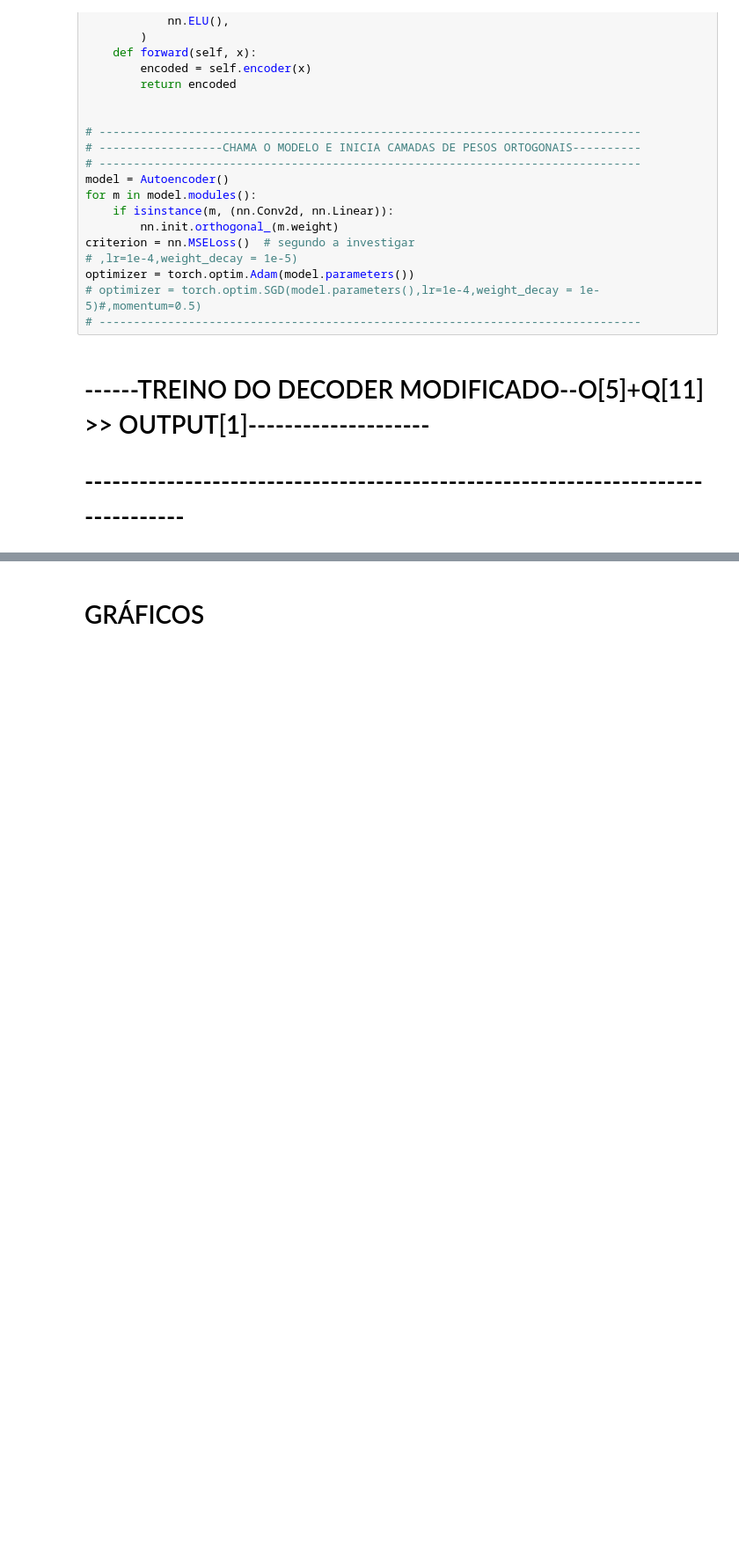
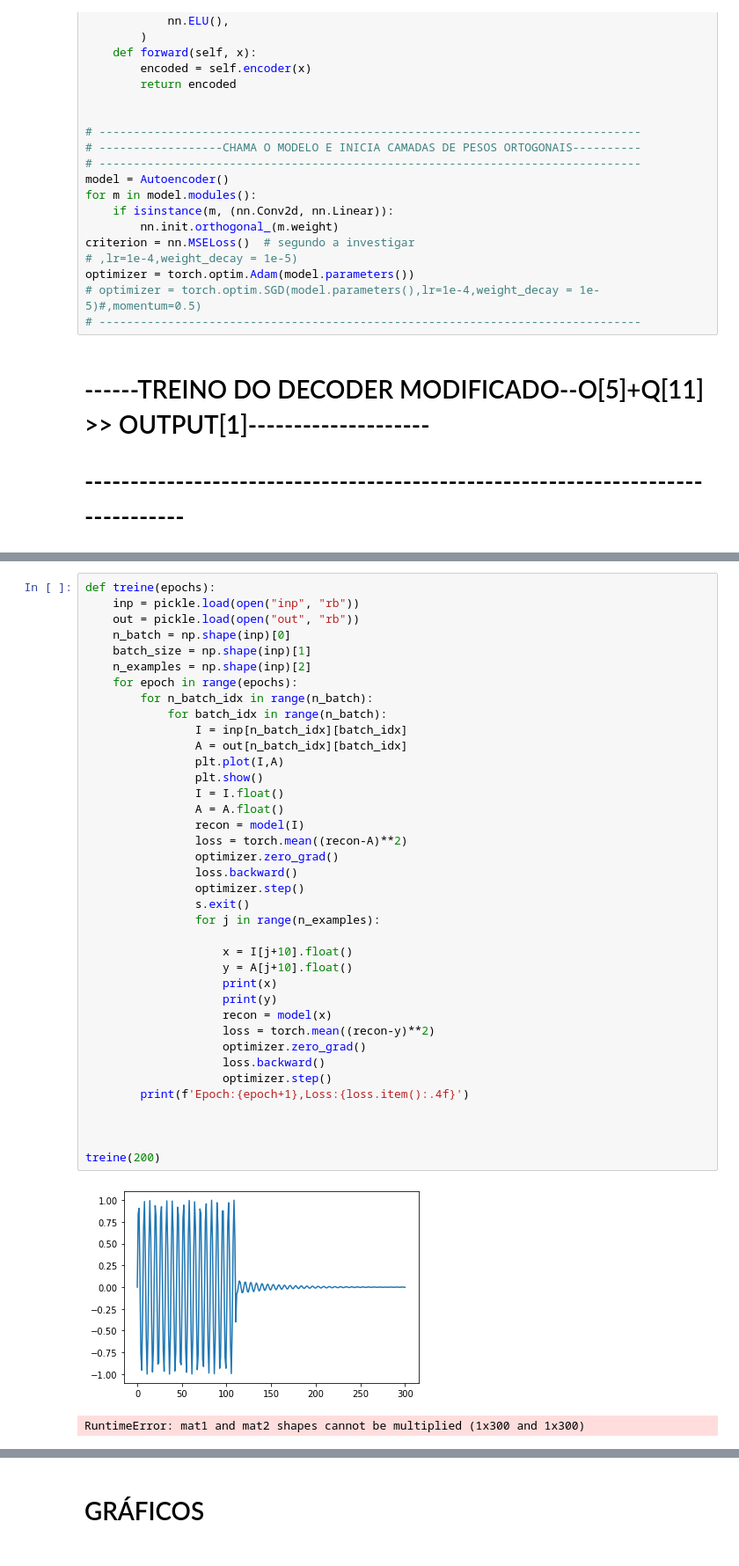
Before and after one commit to SchultzVV/Biology, a Jupyter notebook: method_prove/AnomaliaE.ipynb, the cells around one changed output, grey strips where cells are left out. Shown at 88% size. Drawn from its saved outputs; the diff is of its cells as text; blank space fills up the shorter version.

```diff
--- a/method_prove/AnomaliaE.ipynb
+++ b/method_prove/AnomaliaE.ipynb
@@ -91,3 +98,44 @@ optimizer = torch.optim.Adam(model.parameters())
+# %%
+def treine(epochs):
+    inp = pickle.load(open("inp", "rb"))
+    out = pickle.load(open("out", "rb"))
+    n_batch = np.shape(inp)[0]
+    batch_size = np.shape(inp)[1]
+    n_examples = np.shape(inp)[2]
+    for epoch in range(epochs):
+        for n_batch_idx in range(n_batch):
+            for batch_idx in range(n_batch):
+                I = inp[n_batch_idx][batch_idx]
+                A = out[n_batch_idx][batch_idx]
+                plt.plot(I,A)
+                plt.show()
+                I = I.float()
+                A = A.float()
+                recon = model(I)
+                loss = torch.mean((recon-A)**2)
+                optimizer.zero_grad()
+                loss.backward()
+                optimizer.step()
+                s.exit()
+                for j in range(n_examples):
+
+                    x = I[j+10].float()
+                    y = A[j+10].float()
+                    print(x)
+                    print(y)
+                    recon = model(x)
+                    loss = torch.mean((recon-y)**2)
+                    optimizer.zero_grad()
+                    loss.backward()
+                    optimizer.step()
+        print(f'Epoch:{epoch+1},Loss:{loss.item():.4f}')
+
+
+
+treine(200)
+# %% [output]
+[figure, added]
+RuntimeError: mat1 and mat2 shapes cannot be multiplied (1x300 and 1x300)
 # %%
 def treine(epochs):
     inp = pickle.load(open("inp", "rb"))
```
Also changed, not shown: parts of 4 cells of this notebook, 3 other files.
